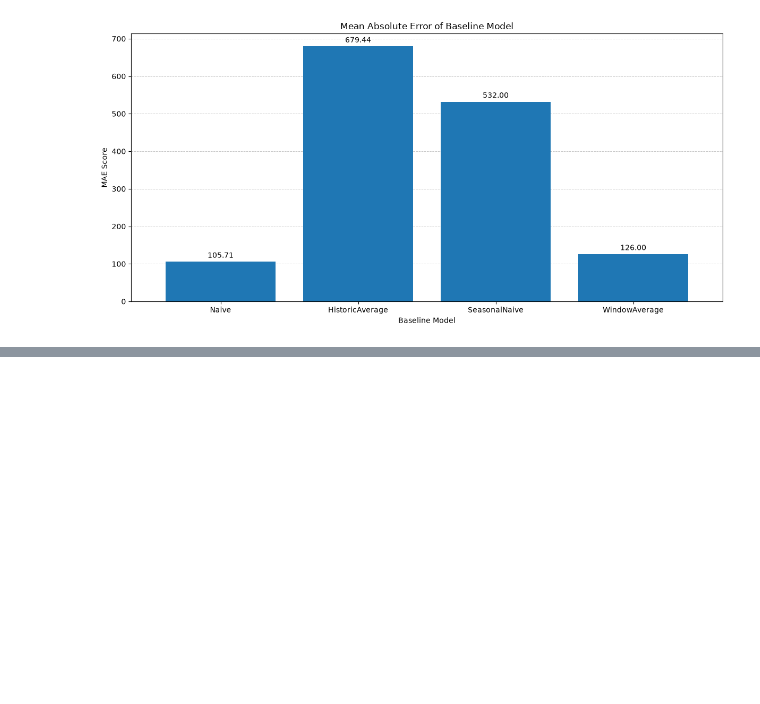
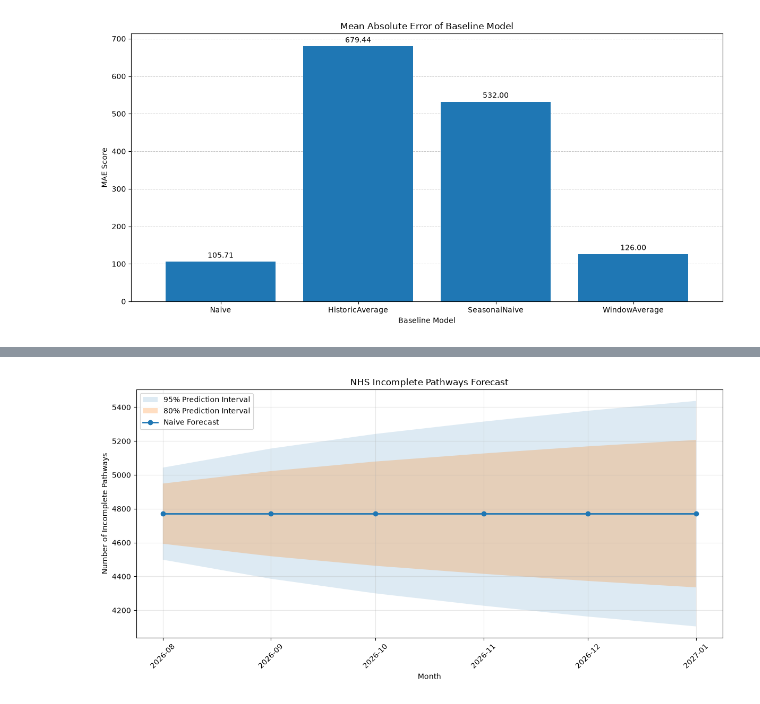
Before and after one commit to patinnojoe/MTL-DS-008-patinnojoe, a Jupyter notebook: notebooks/data_modelling.ipynb, the cells around one changed output, grey strips where cells are left out. Saved outputs shown, nothing was run; the diff lists cells and outputs as text; code cells hidden in the pictures; blank space fills up the shorter version.

```diff
--- a/notebooks/data_modelling.ipynb
+++ b/notebooks/data_modelling.ipynb
@@ -265,0 +358,17 @@ plt.show()
+# %%
+# use the statsforecast naive model for final prediction
+sf = StatsForecast(
+    models=[Naive()],
+    freq="MS"
+)
+
+# Fit using all available historical data
+sf.fit(df_sf)
+
+# Generate six-month forecast with prediction intervals
+forecast = sf.predict(
+    h=6,
+    level=[80, 95]
+)
+
+print(forecast)
@@ -265,0 +455,44 @@ plt.show()
+# %%
+
+import matplotlib.pyplot as plt
+
+plt.figure(figsize=(12, 6))
+
+# 95% prediction interval
+plt.fill_between(
+    forecast["ds"],
+    forecast["Naive-lo-95"],
+    forecast["Naive-hi-95"],
+    alpha=0.15,
+    label="95% Prediction Interval"
+)
+
+# 80% prediction interval
+plt.fill_between(
+    forecast["ds"],
+    forecast["Naive-lo-80"],
+    forecast["Naive-hi-80"],
+    alpha=0.25,
+    label="80% Prediction Interval"
+)
+
+# Point forecast
+plt.plot(
+    forecast["ds"],
+    forecast["Naive"],
+    marker="o",
+    linewidth=2,
+    label="Naive Forecast"
+)
+
+plt.title("NHS Incomplete Pathways Forecast")
+plt.xlabel("Month")
+plt.ylabel("Number of Incomplete Pathways")
+
+plt.legend()
+plt.grid(True, alpha=0.3)
+plt.xticks(rotation=45)
+plt.tight_layout()
+plt.show()
+# %% [output]
+[figure, added]
```
Also changed, not shown: parts of 12 cells of this notebook, 3 other files.
